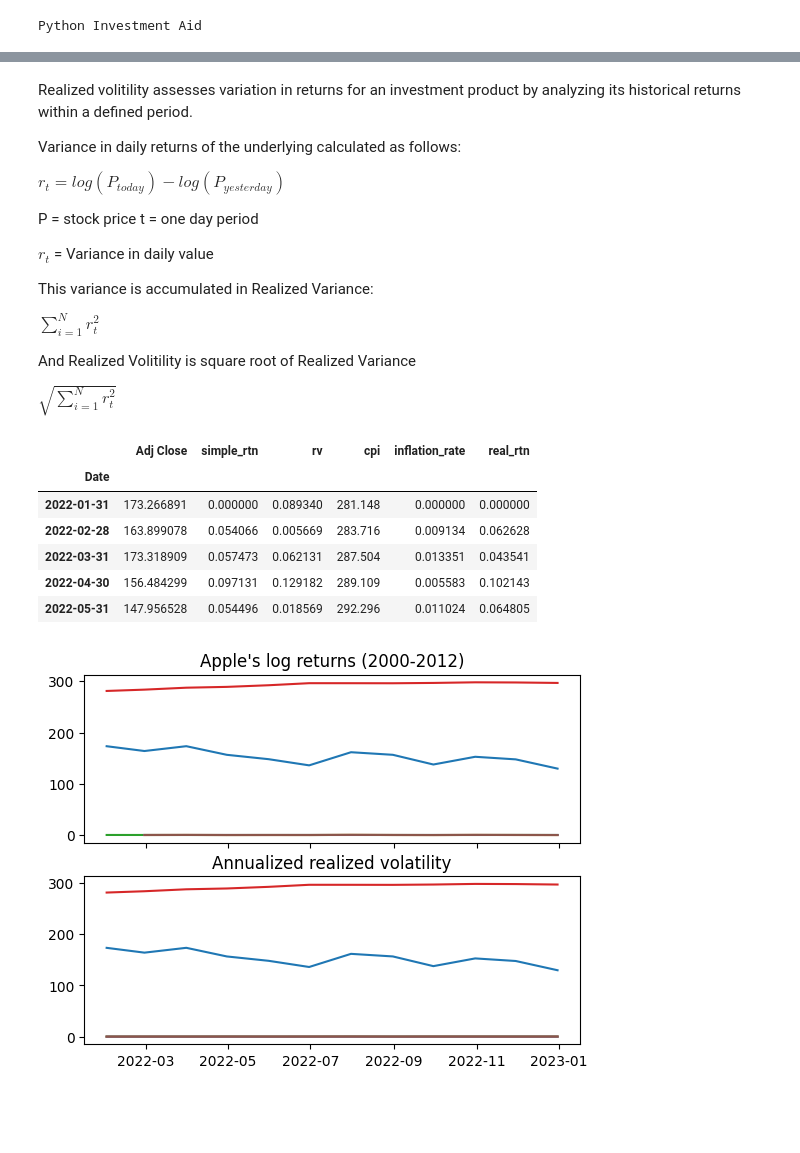
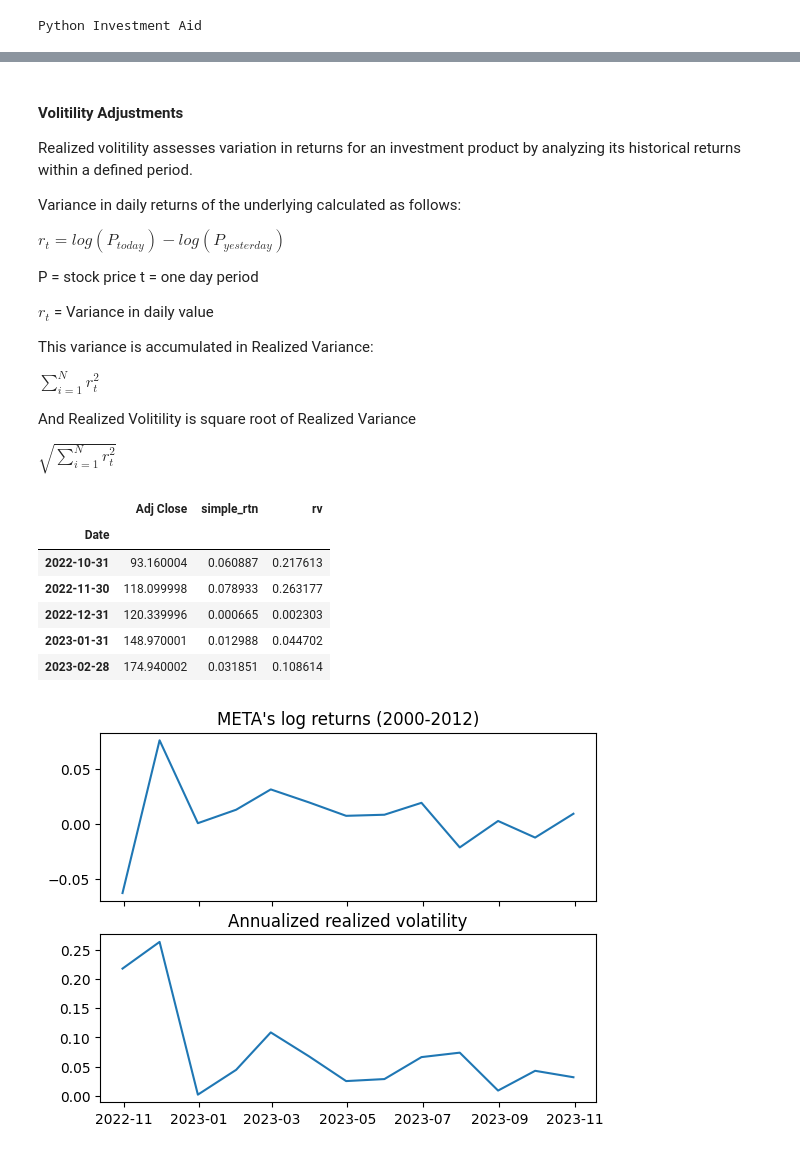
Before and after one commit to valmikroy/pyworkspace, a Jupyter notebook: investment.ipynb, the cells around one changed output, grey strips where cells are left out. Drawn from its saved outputs; the diff is of its cells as text; code cells hidden in the pictures; blank space fills up the shorter version.

Commit message:
Fin returns

```diff
--- a/investment.ipynb
+++ b/investment.ipynb
@@ -131,0 +131,26 @@ df.head()
+# %%
+df = df.resample("M").last()
+
+df_copy =  df.copy()
+
+# fetch inflation data from FRED APIs
+cpi_sc = pf.SeriesCollection(series_id=["USACPALTT01CTGYM"])
+df_cpi = cpi_sc.USACPALTT01CTGYM.df.tail(120).rename(columns={'USACPALTT01CTGYM':'inflation_rate'})
+df_cpi['inflation_rate'] = df_cpi['inflation_rate'] / 100
+
+df.reset_index(inplace=True)
+
+df['Month_Year'] = df['Date'].dt.to_period('M')
+df_cpi['Month_Year'] = df_cpi['date'].dt.to_period('M')
+df.set_index('Month_Year', inplace=True)
+df_cpi.set_index('Month_Year', inplace=True)
+
+df = df.join(df_cpi, how="left")
+df["real_rtn"] = (
+    (df["simple_rtn"] + 1) / (df["inflation_rate"] + 1) - 1
+)
+
+# display all panda dataframe rows
+pd.set_option('display.max_rows', 10)
+
+display(df)
@@ -132,4 +173,7 @@ df.head()
 # %% [markdown]
+#### Volitility Adjustments
+
+
 Realized volitility assesses variation in returns for an investment product by analyzing its historical returns within a defined period.
 
 Variance in daily returns of the underlying calculated as follows:
@@ -154,8 +198,9 @@ def realized_volatility(x):
     return np.sqrt(np.sum(x**2))
 
 # monthly realized volatility
+#  equivalent of  df["log_rtn"].resample("M").mean()
 df_rv = (
-    df.groupby(pd.Grouper(freq="M"))   #  equivalent of  df["log_rtn"].resample("M").mean()
+    df_copy.groupby(pd.Grouper(freq="M"))
     .apply(realized_volatility)
     .rename(columns={"log_rtn": "rv"})
 )
@@ -166,24 +211,24 @@ df_rv.rv = df_rv["rv"] * np.sqrt(12)
 
 df_rv.head()
 # %% [output]
-|  | Adj Close | simple_rtn | rv | cpi | inflation_rate | real_rtn |
-| Date |  |  |  |  |  |  |
-| 2022-01-31 | 173.266891 | 0.000000 | 0.089340 | 281.148 | 0.000000 | 0.000000 |
-| 2022-02-28 | 163.899078 | 0.054066 | 0.005669 | 283.716 | 0.009134 | 0.062628 |
-| 2022-03-31 | 173.318909 | 0.057473 | 0.062131 | 287.504 | 0.013351 | 0.043541 |
-| 2022-04-30 | 156.484299 | 0.097131 | 0.129182 | 289.109 | 0.005583 | 0.102143 |
-| 2022-05-31 | 147.956528 | 0.054496 | 0.018569 | 292.296 | 0.011024 | 0.064805 |
+|  | Adj Close | simple_rtn | rv |
+| Date |  |  |  |
+| 2022-10-31 | 93.160004 | 0.060887 | 0.217613 |
+| 2022-11-30 | 118.099998 | 0.078933 | 0.263177 |
+| 2022-12-31 | 120.339996 | 0.000665 | 0.002303 |
+| 2023-01-31 | 148.970001 | 0.012988 | 0.044702 |
+| 2023-02-28 | 174.940002 | 0.031851 | 0.108614 |
 # %%
 # Plotting data
 
 import matplotlib.pyplot as plt
 
 
 fig, ax = plt.subplots(2, 1, sharex=True)
-ax[0].plot(df)
-ax[0].set_title("Apple's log returns (2000-2012)")
-ax[1].plot(df_rv)
+ax[0].plot(df_copy['log_rtn'])
+ax[0].set_title(f"{stock_ticker}'s log returns (2000-2012)")
+ax[1].plot(df_rv['rv'])
 ax[1].set_title("Annualized realized volatility")
 plt.show()
 # %% [output]
-[figure, old version]
+[figure, new version]
```
Also changed, not shown: parts of 10 cells of this notebook, 1 other file.
